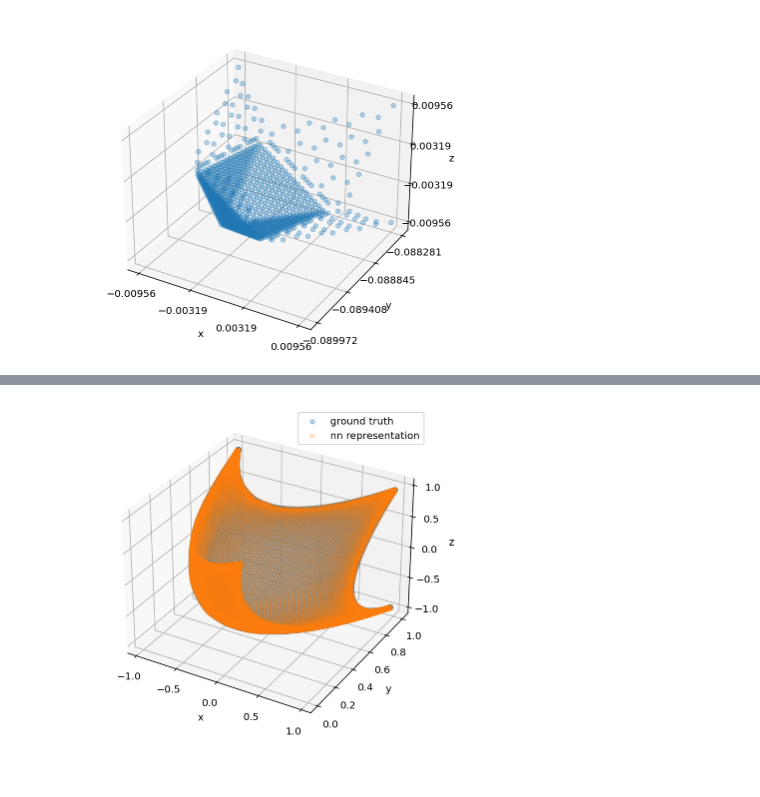
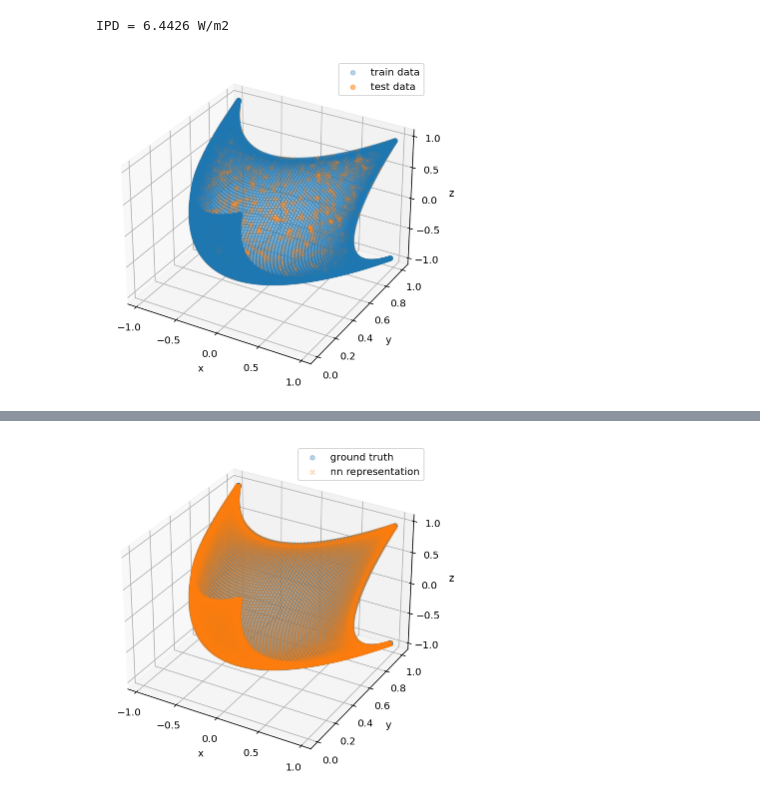
Before and after one commit to akapet00/EMF-exposure-analysis, a Jupyter notebook: notebooks/nn_sphere.ipynb, the cells around one changed output, grey strips where cells are left out. Cells and saved outputs as stored; diff of their text form; code cells hidden in the pictures.

```diff
--- a/notebooks/nn_sphere.ipynb
+++ b/notebooks/nn_sphere.ipynb
@@ -57,0 +104,5 @@ data_target.head()
+# %%
+# new coordinates
+
+X = jnp.hstack((xt.reshape(-1, 1), zt.reshape(-1, 1)))
+y = jnp.array(yt).reshape(-1, 1)
@@ -70,0 +159,4 @@ y = data_target['y'].to_numpy()
+# %%
+print(f'IPD = {Sab:.4f} W/m2')
+# %% [output]
+IPD = 6.4426 W/m2
@@ -71,10 +172,12 @@ y = data_target['y'].to_numpy()
 # %%
+# visualize train and test data
+
 fig = plt.figure(figsize=(6, 6))
 ax = plt.axes(projection ='3d')
-ax.scatter(X[:, 0], y, X[:, 1], alpha=0.3)
+ax.scatter(X_train[:, 0], y_train, X_train[:, 1], c='C0', label='train data', alpha=0.3)
+ax.scatter(X_test[:, 0], y_test, X_test[:, 1], c='C1', label='test data', alpha=0.5)
 ax.set(xlabel='x', ylabel='y', zlabel='z',
-       xticks=np.mgrid[X[:, 0].min():X[:, 0].max():4j],
-       yticks=np.mgrid[y.min():y.max():4j],
-       zticks=np.mgrid[X[:, 1].min():X[:, 1].max():4j]);
+       xticks=np.mgrid[-1:1:5j], zticks=np.mgrid[-1:1:5j])
+ax.legend();
 # %% [output]
-[figure, old version]
+[figure, new version]
```
Also changed, not shown: parts of 27 cells of this notebook, 1 other file.
